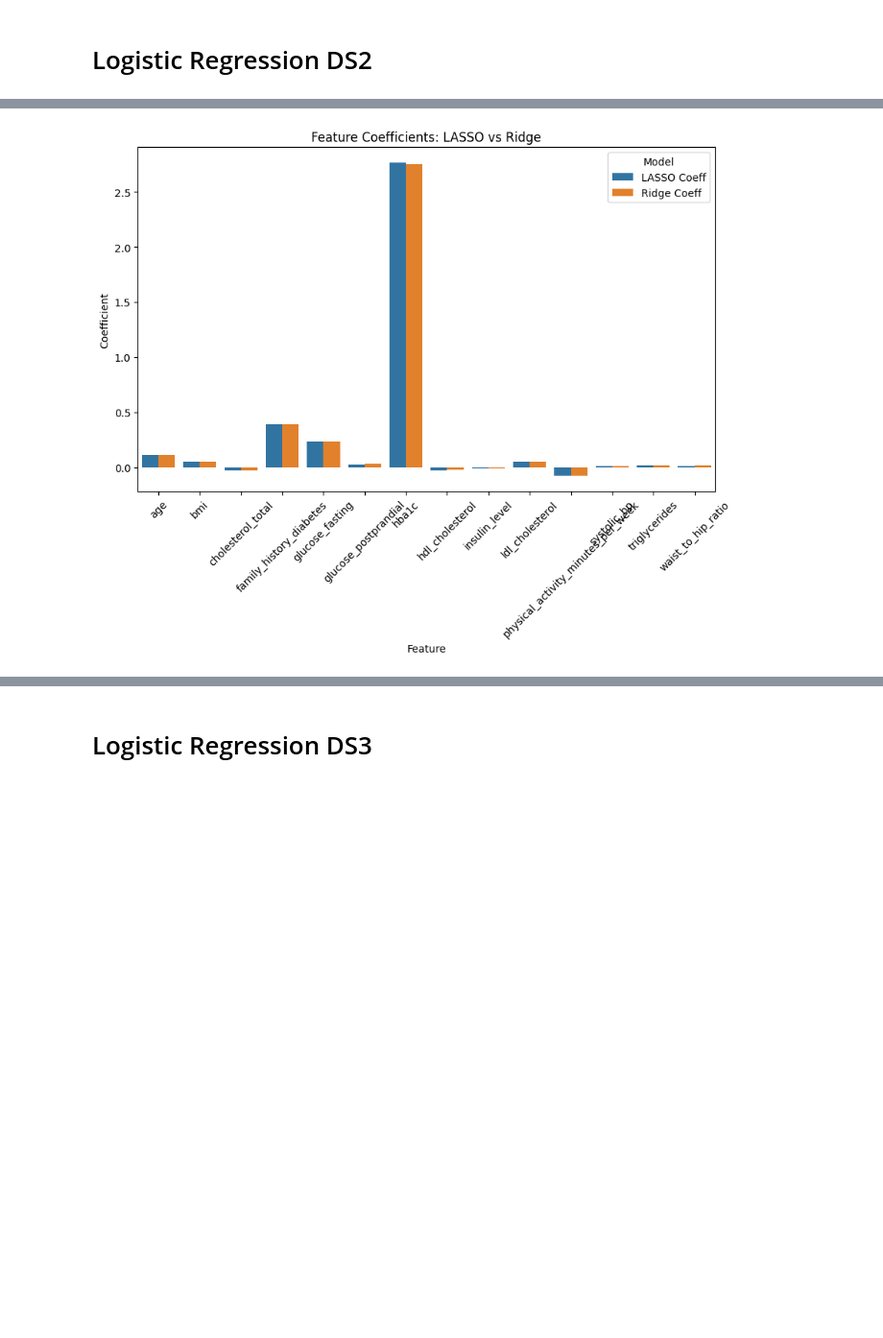
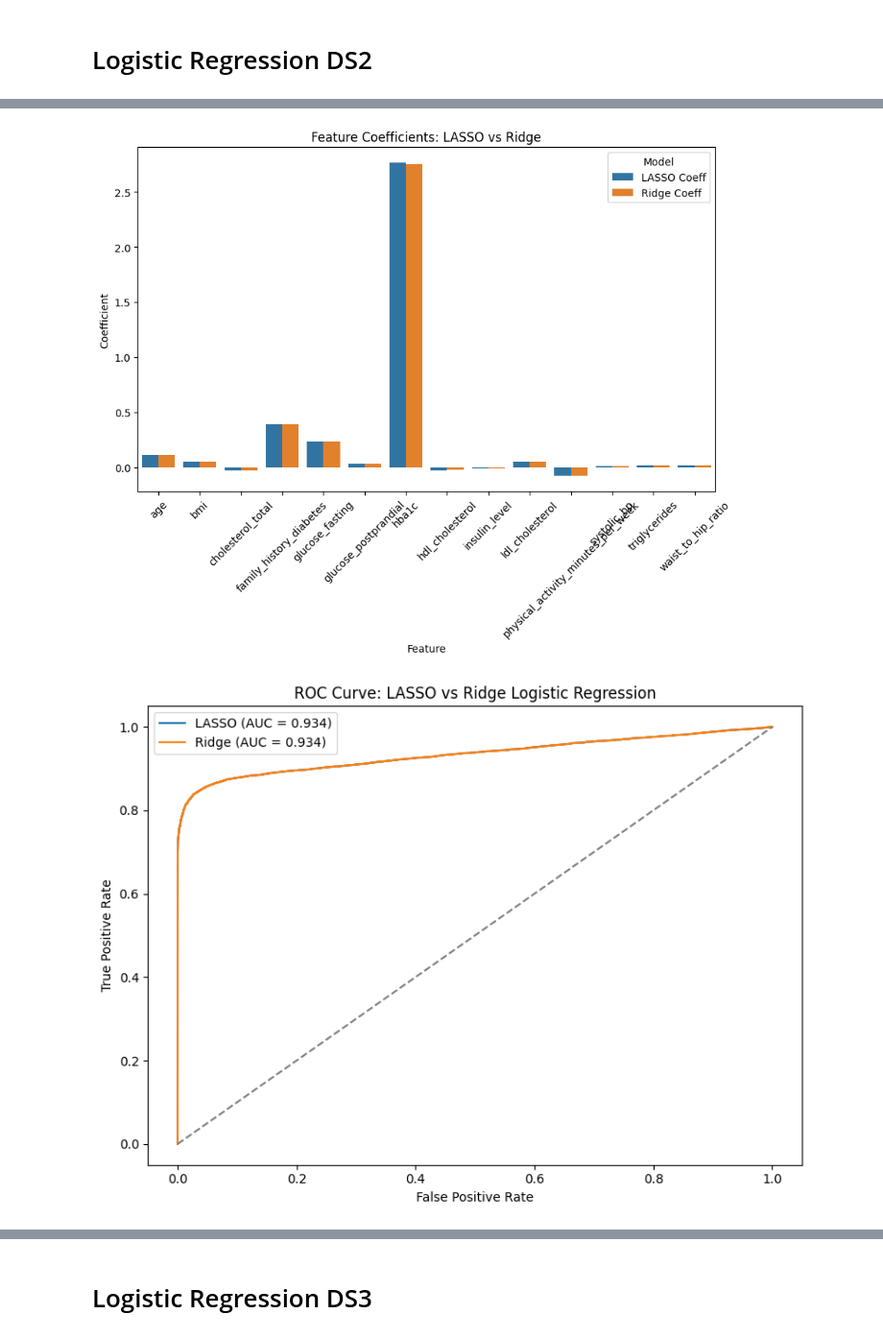
Before and after one commit to sterzoutt/DS3000A-GROUP, a Jupyter notebook: DS3000A_GROUP.ipynb, the cells around one changed output, grey strips where cells are left out. Shown: that part at 96% size. Drawn from its saved outputs; the diff is of its cells as text; code cells hidden in the pictures; blank space fills up the shorter version.

```diff
--- a/DS3000A_GROUP.ipynb
+++ b/DS3000A_GROUP.ipynb
@@ -389,7 +396,7 @@ features_to_scale = [
     'hba1c',
 ]
 
-LogisticRegressionInitialization(selected_features_low, features_to_scale)
+DS2_splits = LogisticRegressionInitialization(selected_features_low, features_to_scale)
 # %% [output]
 (80000, 14)
 (20000, 14)
@@ -410,2 +417,3 @@ LASSO Logistic Regression → Accuracy: 0.8605, F1: 0.8850, ROC AUC: 0.9338
 Ridge Logistic Regression → Accuracy: 0.8605, F1: 0.8850, ROC AUC: 0.9337
 [figure]
+[figure, added]
```
Also changed, not shown: parts of 15 cells of this notebook.
